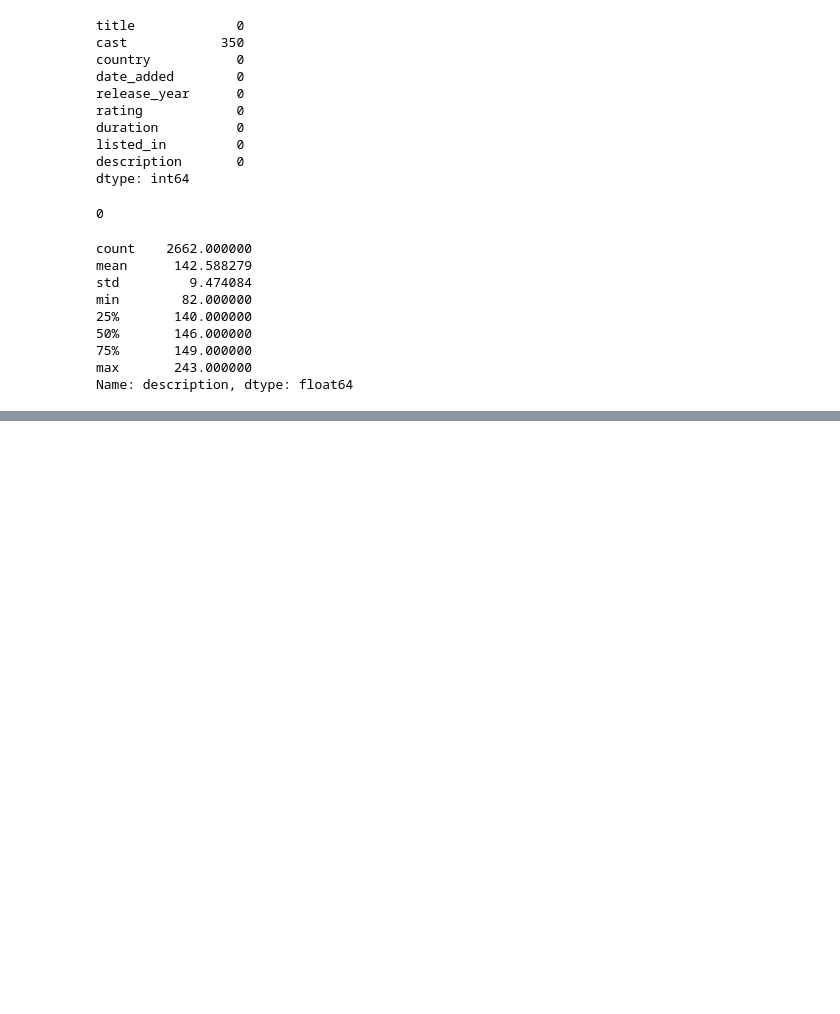
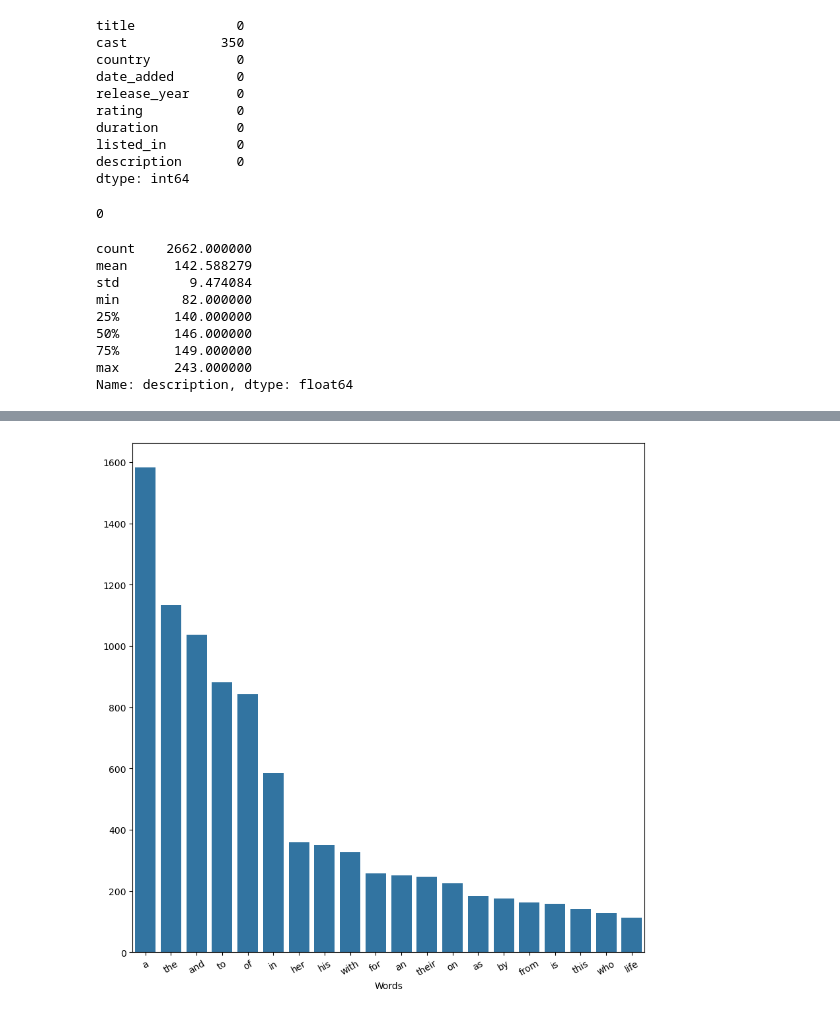
Before and after one commit to dscarb21/ML_Final-Project_DIS-S24, a Jupyter notebook: data.ipynb, the cells around one changed output, grey strips where cells are left out. Cells and saved outputs as stored; diff of their text form; code cells hidden in the pictures; blank space fills up the shorter version.

```diff
--- a/data.ipynb
+++ b/data.ipynb
@@ -60,0 +104,12 @@ Name: description, dtype: float64
+# %%
+# making a frequency distribution for all the words in the descriptions of International TV Shows
+
+words = ""
+for index in range(df.shape[0]):
+    if "International TV Shows" in df.loc[index][7]:
+        words += df.loc[index][8]
+words = words.split()
+
+frequencyDist(words)
+# %% [output]
+[figure, added]
```
Also changed, not shown: parts of 6 cells of this notebook.
